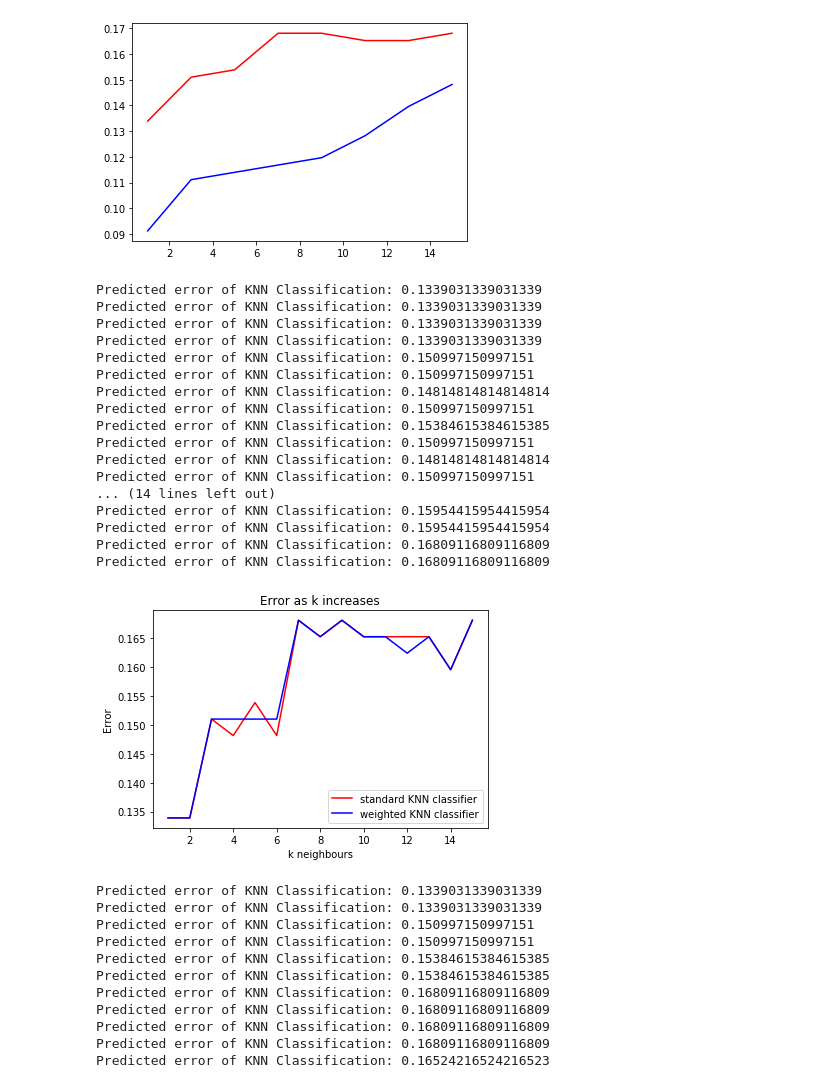
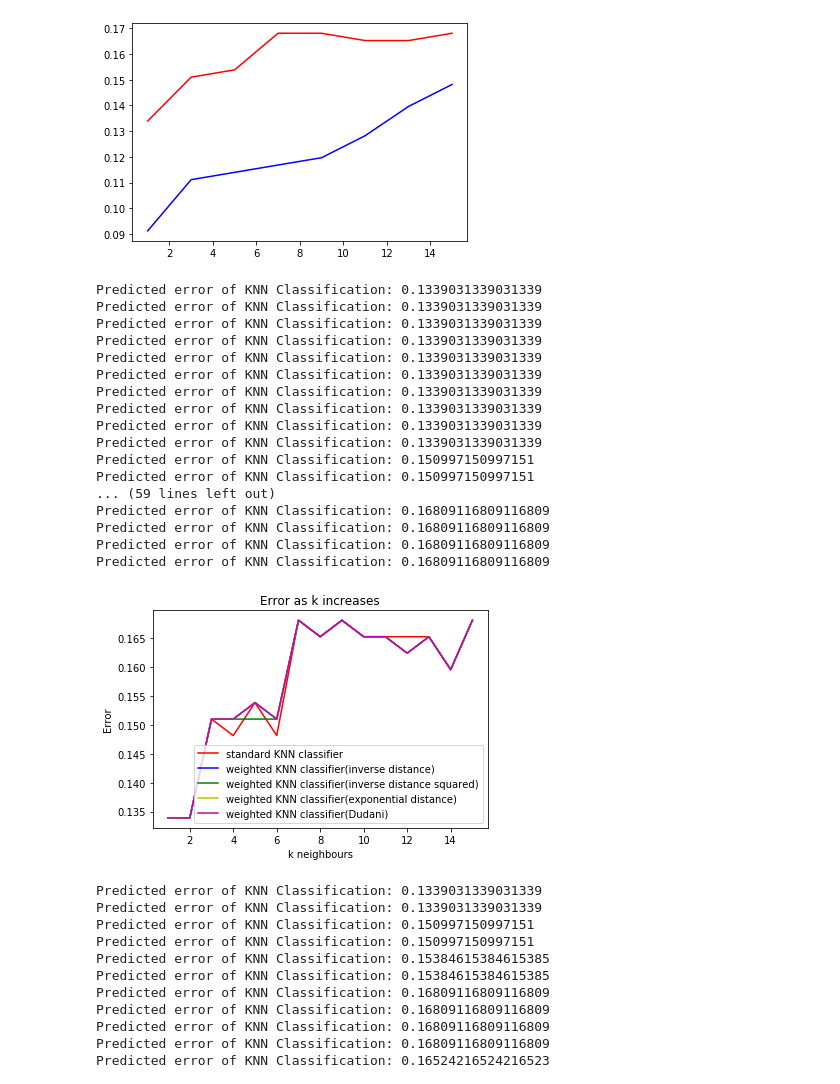
Before and after one commit to yinyuWu/COMP9417-Project, a Jupyter notebook: notebook.ipynb, the cells around one changed output. Cells and saved outputs as stored; diff of their text form; code cells hidden in the pictures.

Commit message:
add 4 more weights into numeric prediction

```diff
--- a/notebook.ipynb
+++ b/notebook.ipynb
@@ -622,42 +622,51 @@ labels = data[:, -1]
 
 err1 = []
 err2 = []
+err3 = []
+err4 = []
+err5 = []
 n_neighbours = [1,2, 3,4, 5,6, 7,8, 9, 10,11,12, 13,14, 15]
 for i in n_neighbours:
     nverr = cross_validation(x_data, labels, KNN_Class(), i)
     err1.append(nverr)
-    bterr = cross_validation(x_data, labels, WKNN_Class(), i)
+    bterr = cross_validation(x_data, labels, WKNN_Class(weight=1), i)
     err2.append(bterr)
+    err3.append(cross_validation(x_data, labels, WKNN_Class(weight=2), i))
+    err4.append(cross_validation(x_data, labels, WKNN_Class(weight=3), i))
+    err5.append(cross_validation(x_data, labels, WKNN_Class(weight=4), i))
 # %% [output]
+Predicted error of KNN Classification: 0.1339031339031339
+Predicted error of KNN Classification: 0.1339031339031339
+Predicted error of KNN Classification: 0.1339031339031339
+Predicted error of KNN Classification: 0.1339031339031339
+Predicted error of KNN Classification: 0.1339031339031339
+Predicted error of KNN Classification: 0.1339031339031339
 Predicted error of KNN Classification: 0.1339031339031339
 Predicted error of KNN Classification: 0.1339031339031339
 Predicted error of KNN Classification: 0.1339031339031339
 Predicted error of KNN Classification: 0.1339031339031339
 Predicted error of KNN Classification: 0.150997150997151
 Predicted error of KNN Classification: 0.150997150997151
-Predicted error of KNN Classification: 0.14814814814814814
-Predicted error of KNN Classification: 0.150997150997151
-Predicted error of KNN Classification: 0.15384615384615385
-Predicted error of KNN Classification: 0.150997150997151
-Predicted error of KNN Classification: 0.14814814814814814
-Predicted error of KNN Classification: 0.150997150997151
-... (14 lines left out)
-Predicted error of KNN Classification: 0.15954415954415954
-Predicted error of KNN Classification: 0.15954415954415954
+... (59 lines left out)
 Predicted error of KNN Classification: 0.16809116809116809
 Predicted error of KNN Classification: 0.16809116809116809
+Predicted error of KNN Classification: 0.16809116809116809
+Predicted error of KNN Classification: 0.16809116809116809
 # %%
 
 plt.plot(n_neighbours, err1, 'r-', label = "standard KNN classifier")
-plt.plot(n_neighbours, err2, 'b-', label = "weighted KNN classifier")
+plt.plot(n_neighbours, err2, 'b-', label = "weighted KNN classifier(inverse distance)")
+plt.plot(n_neighbours, err3, 'g-', label = "weighted KNN classifier(inverse distance squared)")
+plt.plot(n_neighbours, err4, 'y-', label = "weighted KNN classifier(exponential distance)")
+plt.plot(n_neighbours, err5, 'm-', label = "weighted KNN classifier(Dudani)")
 plt.xlabel('k neighbours')
 plt.ylabel('Error')
 plt.title('Error as k increases')
 #plt.xticks(n_neighbours)
 plt.legend()
 plt.show()
 # %% [output]
-[figure, old version]
+[figure, new version]
 # %%
 from KNN_Class import *
 
```
Also changed, not shown: parts of 3 cells of this notebook, 2 other files.
